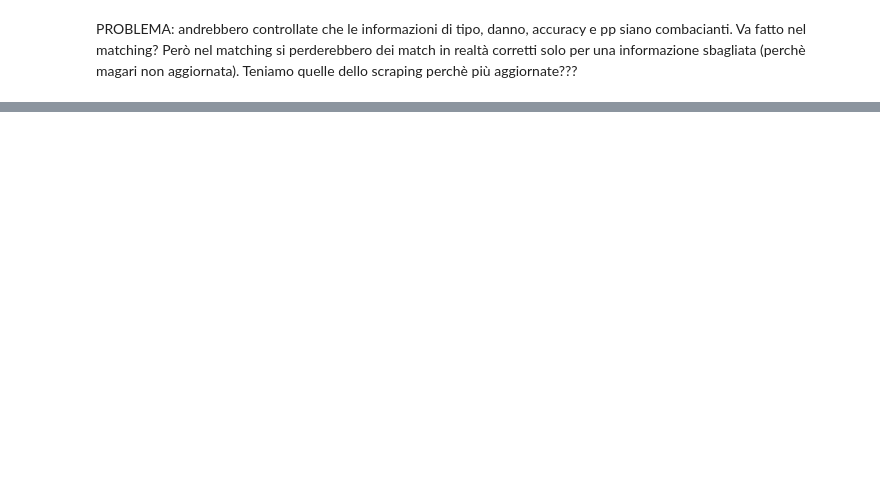
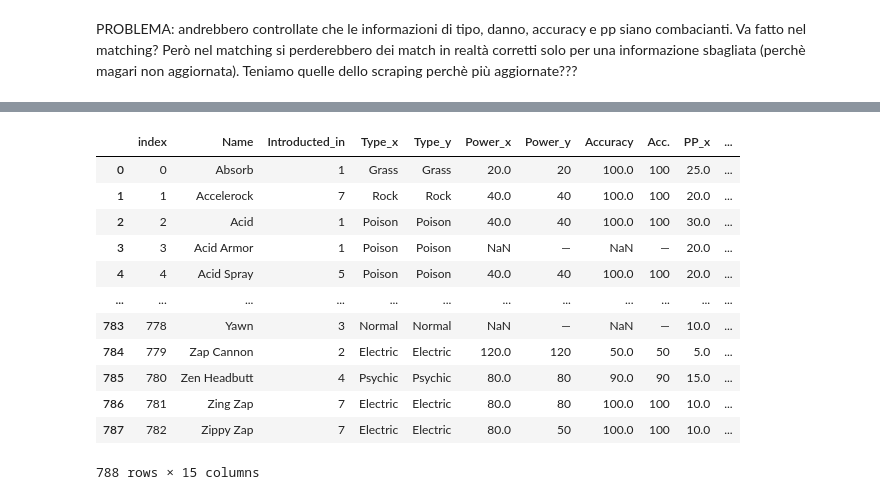
Before and after one commit to giocoal/competitive-pokemon-graph-database, a Jupyter notebook: Integrazione.ipynb, the cells around one changed output, grey strips where cells are left out. Cells and saved outputs as stored; diff of their text form; code cells hidden in the pictures; blank space fills up the shorter version.

```diff
--- a/Integrazione.ipynb
+++ b/Integrazione.ipynb
@@ -1056,0 +1230,12 @@ PROBLEMA: andrebbero controllate che le informazioni di tipo, danno, accuracy e
+# %%
+moves_unmatch.drop(["level_0", "level_1", "Name_x", "index", "ID", "Name_y", "Cat."], axis=1, inplace=True)
+# %%
+moves_unmatch.drop([0,4], axis=0, inplace=True)
+# %%
+moves_unmatch = moves_unmatch.reindex(columns=['Name', 'Introducted_in', 'Type_x', 'Type_y', 'Power_x', 'Power_y',
+                                                'Accuracy', 'Acc.', 'PP_x', 'PP_y', 'Damage_class', 'Effect', 'Prob. (%)',
+                                                'Learned_by'])
+moves_unmatch.rename(columns={"Name": "Name", "Introducted_in": "Generation", "Type_x": "Type_API", "Type_y": "Type_SCRAP",
+                               "Power_x": "Power_API", "Power_y": "Power_SCRAP", "Accuracy": "Accuracy_API",
+                               "Acc.": "Accuracy_SCRAP", "PP_x": "PP_API", "PP_y": "PP_SCRAP", "Damage_class": "Damage_class",
+                                "Effect": "Effect", "Prob. (%)": "Prob. (%)", "Learned_by": "Learned_by"})
@@ -1056,0 +1249,20 @@ PROBLEMA: andrebbero controllate che le informazioni di tipo, danno, accuracy e
+# %%
+moves_total = pd.concat([moves_complete, moves_unmatch])
+moves_total.sort_values('Name', inplace=True)
+moves_total.reset_index(inplace=True)
+# %%
+moves_total
+# %% [output]
+|  | index | Name | Introducted_in | Type_x | Type_y | Power_x | Power_y | Accuracy | Acc. | PP_x | ... |
+| 0 | 0 | Absorb | 1 | Grass | Grass | 20.0 | 20 | 100.0 | 100 | 25.0 | ... |
+| 1 | 1 | Accelerock | 7 | Rock | Rock | 40.0 | 40 | 100.0 | 100 | 20.0 | ... |
+| 2 | 2 | Acid | 1 | Poison | Poison | 40.0 | 40 | 100.0 | 100 | 30.0 | ... |
+| 3 | 3 | Acid Armor | 1 | Poison | Poison | NaN | — | NaN | — | 20.0 | ... |
+| 4 | 4 | Acid Spray | 5 | Poison | Poison | 40.0 | 40 | 100.0 | 100 | 20.0 | ... |
+| ... | ... | ... | ... | ... | ... | ... | ... | ... | ... | ... | ... |
+| 783 | 778 | Yawn | 3 | Normal | Normal | NaN | — | NaN | — | 10.0 | ... |
+| 784 | 779 | Zap Cannon | 2 | Electric | Electric | 120.0 | 120 | 50.0 | 50 | 5.0 | ... |
+| 785 | 780 | Zen Headbutt | 4 | Psychic | Psychic | 80.0 | 80 | 90.0 | 90 | 15.0 | ... |
+| 786 | 781 | Zing Zap | 7 | Electric | Electric | 80.0 | 80 | 100.0 | 100 | 10.0 | ... |
+| 787 | 782 | Zippy Zap | 7 | Electric | Electric | 80.0 | 50 | 100.0 | 100 | 10.0 | ... |
+788 rows × 15 columns
```
Also changed, not shown: parts of 40 cells of this notebook, 7 other files.
